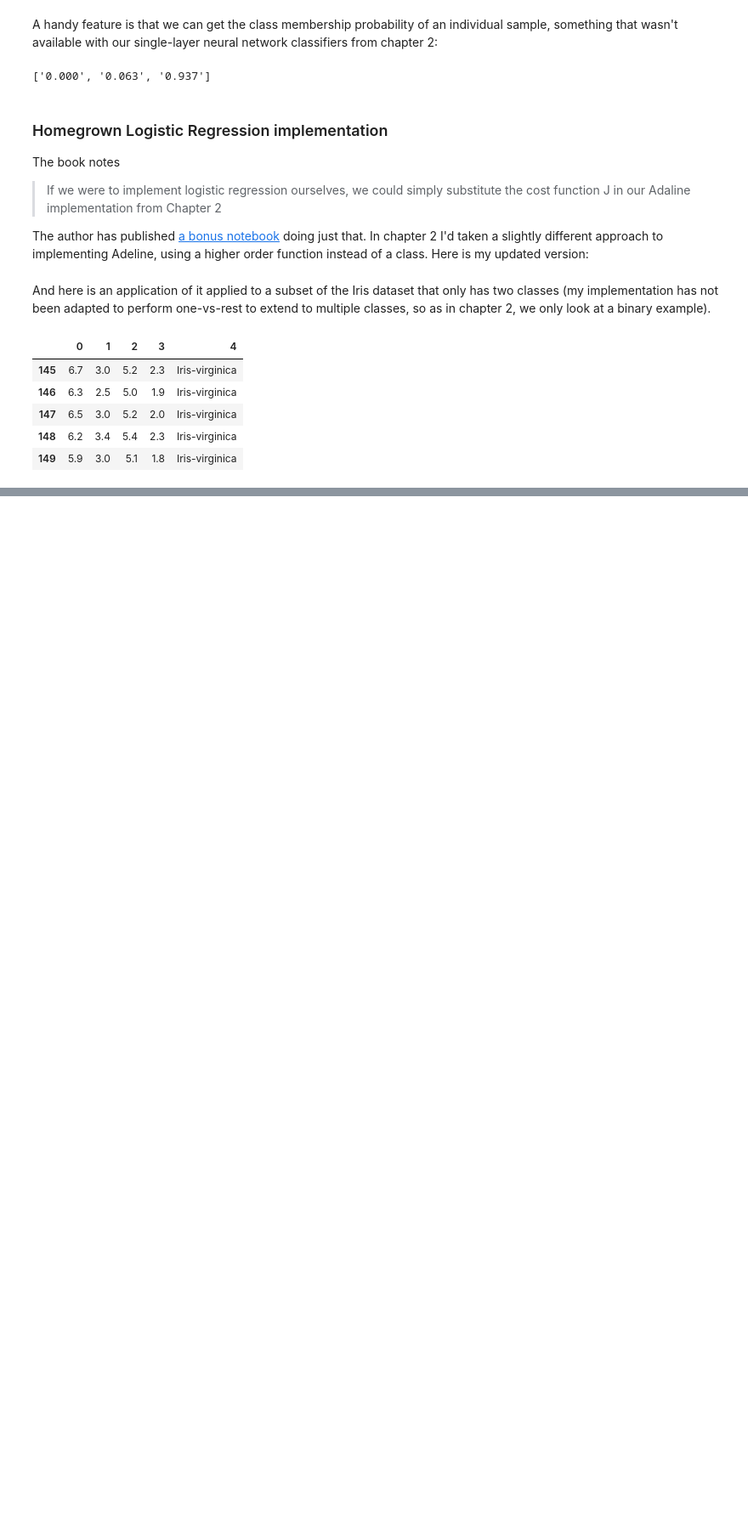
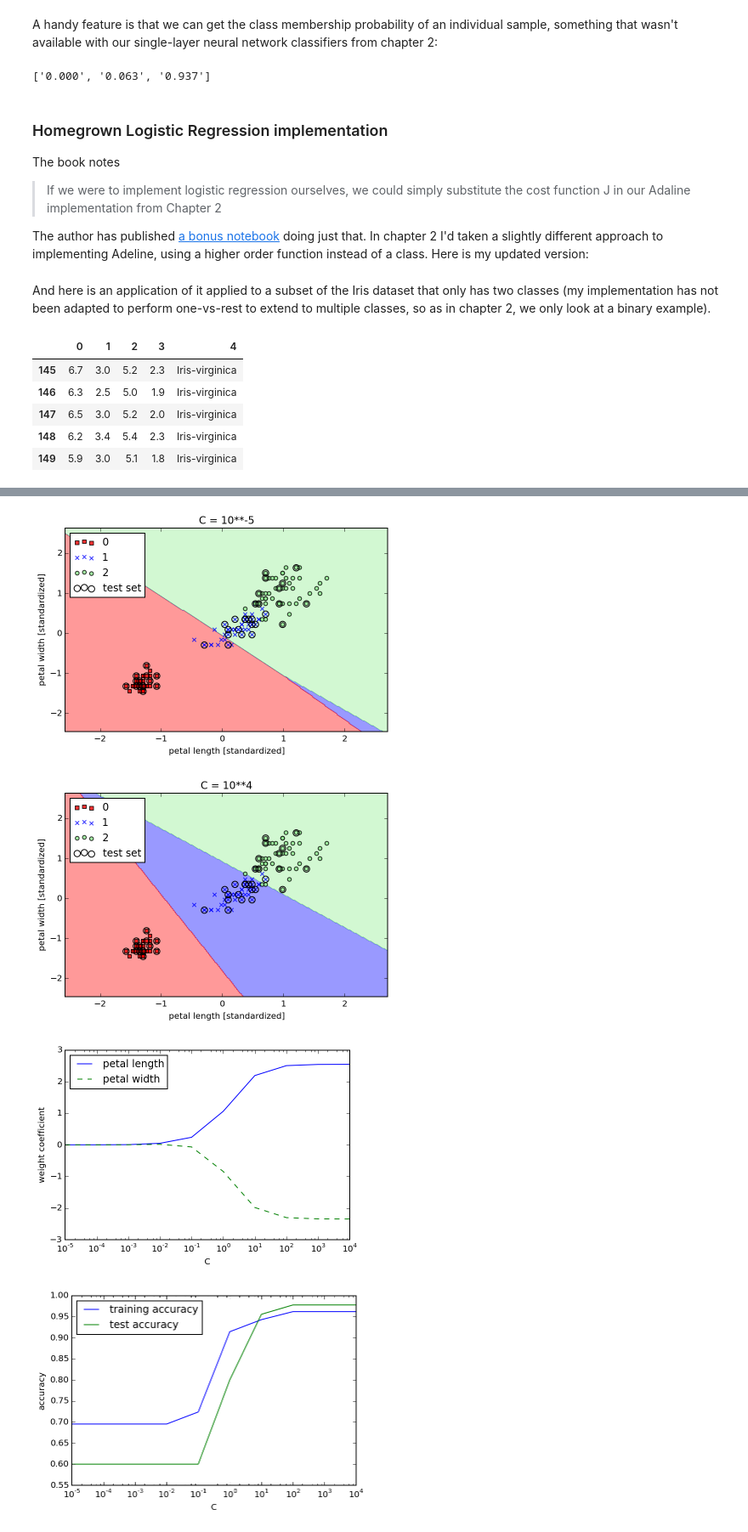
Before and after one commit to krosaen/ml-study, a Jupyter notebook: python-ml-book/ch03/ch03.ipynb, the cells around one changed output, grey strips where cells are left out. Shown at 85% size. Cells and saved outputs as stored; diff of their text form; code cells hidden in the pictures; blank space fills up the shorter version.

```diff
--- a/python-ml-book/ch03/ch03.ipynb
+++ b/python-ml-book/ch03/ch03.ipynb
@@ -361,0 +365,56 @@ plt.show()
+# %%
+weights = []
+params = []
+training_fits = []
+test_fits = []
+
+for i, c in enumerate(np.arange(-5, 5)):
+    lr = LogisticRegression(C=10**c, random_state=0)
+    lr.fit(X_train_std, y_train)
+    training_accuracy = accuracy_score(y_train, lr.predict(X_train_std))
+    test_accuracy=accuracy_score(y_test, lr.predict(X_test_std))
+#     print("with c = 10**{c}:\nweights: {weights}\nfit {training_accuracy:.2f} training\ngeneralized to {test_accuracy:.2f} test\n".format(
+#         c=c,
+#         weights=lr.coef_[1],
+#         training_accuracy=training_accuracy,
+#         test_accuracy=test_accuracy
+#     ))
+    weights.append(lr.coef_[1])
+    params.append(10**c)
+    training_fits.append(training_accuracy)
+    test_fits.append(test_accuracy)
+
+    if i == 0 or i == 9:
+        plot_decision_regions(X_combined_std, y_combined,
+                          classifier=lr, test_idx=range(105, 150))
+        plt.xlabel('petal length [standardized]')
+        plt.ylabel('petal width [standardized]')
+        plt.legend(loc='upper left')
+        plt.tight_layout()
+        plt.title("C = 10**{c}".format(c=c))
+        # plt.savefig('./figures/logistic_regression.png', dpi=300)
+        plt.show()
+
+weights = np.array(weights)
+plt.plot(params, weights[:, 0],
+         label='petal length')
+plt.plot(params, weights[:, 1], linestyle='--',
+         label='petal width')
+plt.ylabel('weight coefficient')
+plt.xlabel('C')
+plt.legend(loc='upper left')
+plt.xscale('log')
+plt.show()
+
+plt.plot(params, training_fits, label='training accuracy')
+plt.plot(params, test_fits, label='test accuracy')
+plt.ylabel('accuracy')
+plt.xlabel('C')
+plt.legend(loc='upper left')
+plt.xscale('log')
+plt.show()
+# %% [output]
+[figure, added]
+[figure, added]
+[figure, added]
+[figure, added]
```
Also changed, not shown: parts of 13 cells of this notebook.
